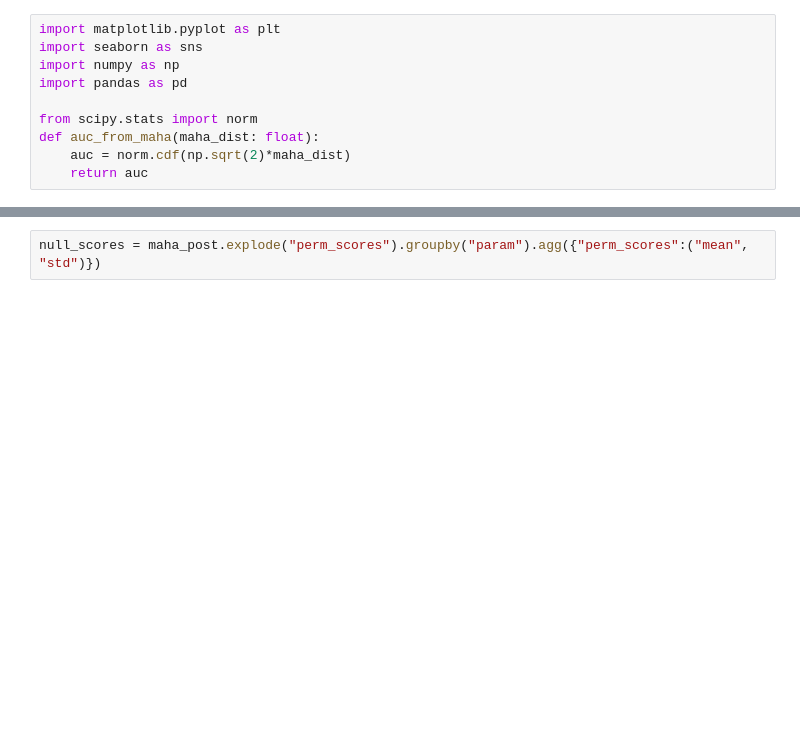
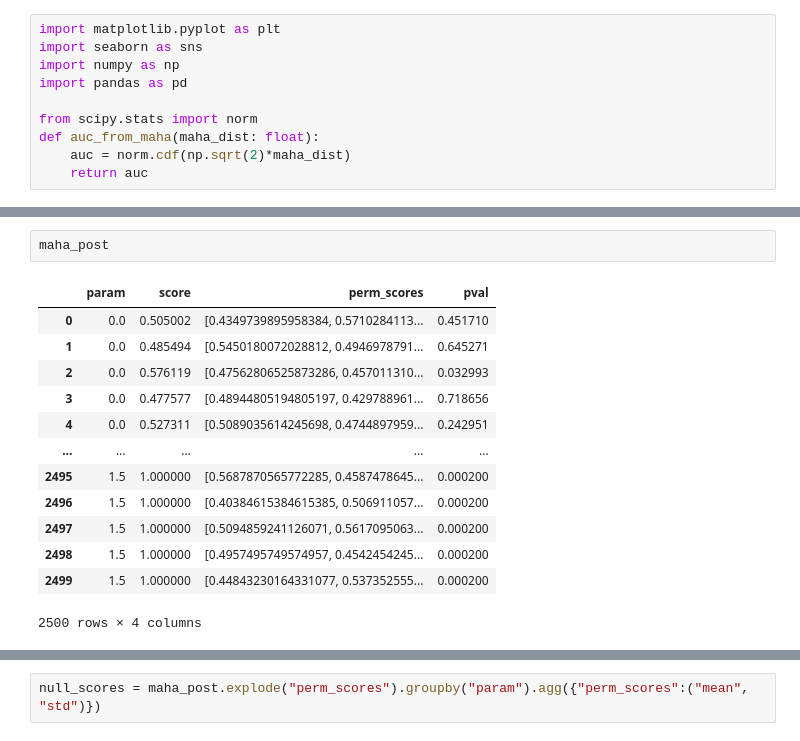
Before and after one commit to jrudoler/permutation-tests, a Jupyter notebook: data_viz.ipynb, the cells around one changed output, grey strips where cells are left out. Saved outputs shown, nothing was run; the diff lists cells and outputs as text; blank space fills up the shorter version.

```diff
--- a/data_viz.ipynb
+++ b/data_viz.ipynb
@@ -28,4 +28,20 @@ maha_post
 2500 rows × 4 columns
+# %%
+maha_post
+# %% [output]
+|  | param | score | perm_scores | pval |
+| 0 | 0.0 | 0.505002 | [0.4349739895958384, 0.5710284113... | 0.451710 |
+| 1 | 0.0 | 0.485494 | [0.5450180072028812, 0.4946978791... | 0.645271 |
+| 2 | 0.0 | 0.576119 | [0.47562806525873286, 0.457011310... | 0.032993 |
+| 3 | 0.0 | 0.477577 | [0.48944805194805197, 0.429788961... | 0.718656 |
+| 4 | 0.0 | 0.527311 | [0.5089035614245698, 0.4744897959... | 0.242951 |
+| ... | ... | ... | ... | ... |
+| 2495 | 1.5 | 1.000000 | [0.5687870565772285, 0.4587478645... | 0.000200 |
+| 2496 | 1.5 | 1.000000 | [0.40384615384615385, 0.506911057... | 0.000200 |
+| 2497 | 1.5 | 1.000000 | [0.5094859241126071, 0.5617095063... | 0.000200 |
+| 2498 | 1.5 | 1.000000 | [0.4957495749574957, 0.4542454245... | 0.000200 |
+| 2499 | 1.5 | 1.000000 | [0.44843230164331077, 0.537352555... | 0.000200 |
+2500 rows × 4 columns
 # %%
 maha_post.groupby("param").agg({"pval":("mean", "std"), "score":("mean", "std")})
 # %% [output]
```
Also changed, not shown: parts of 11 cells of this notebook, 4 other files.
